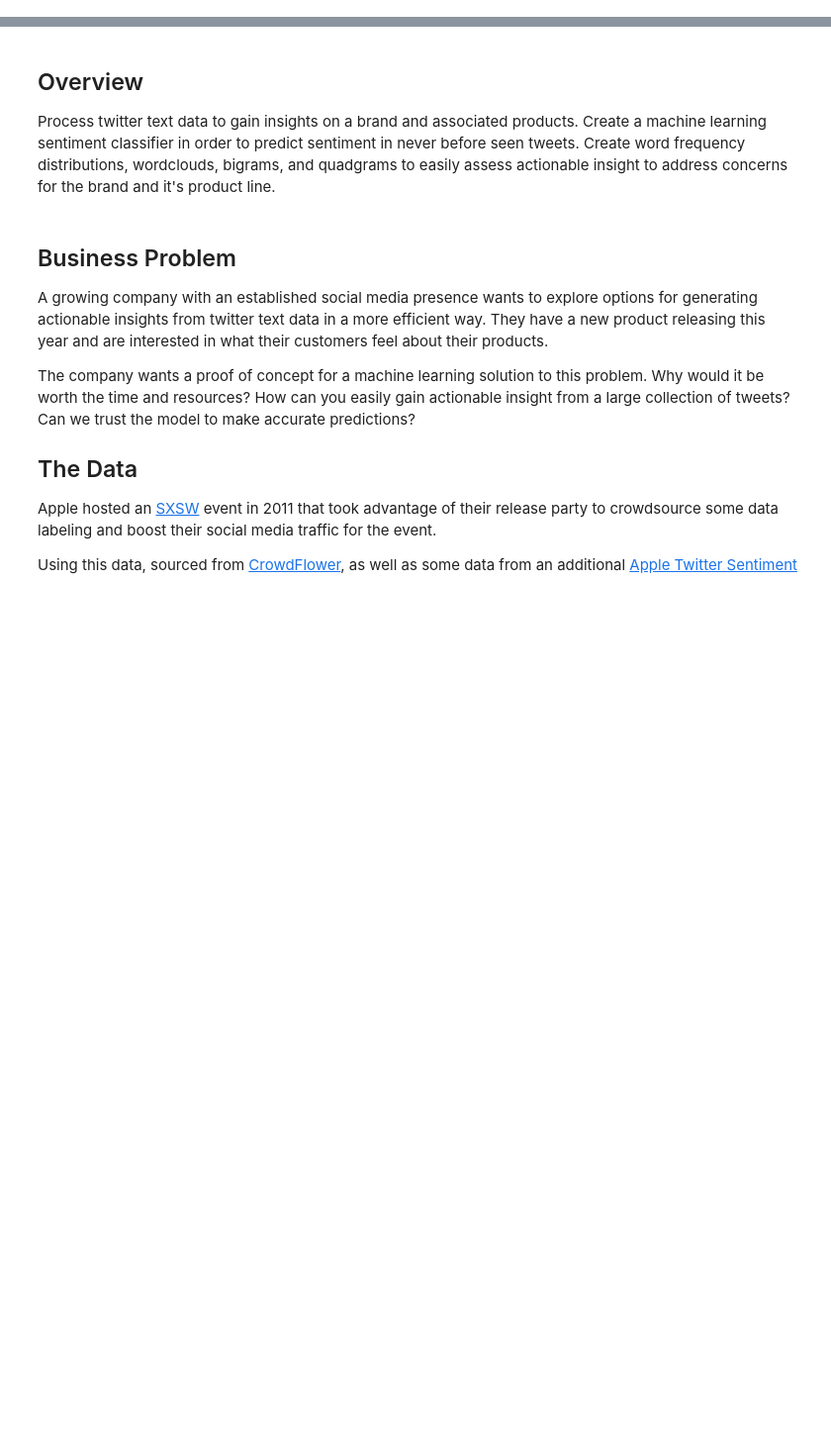
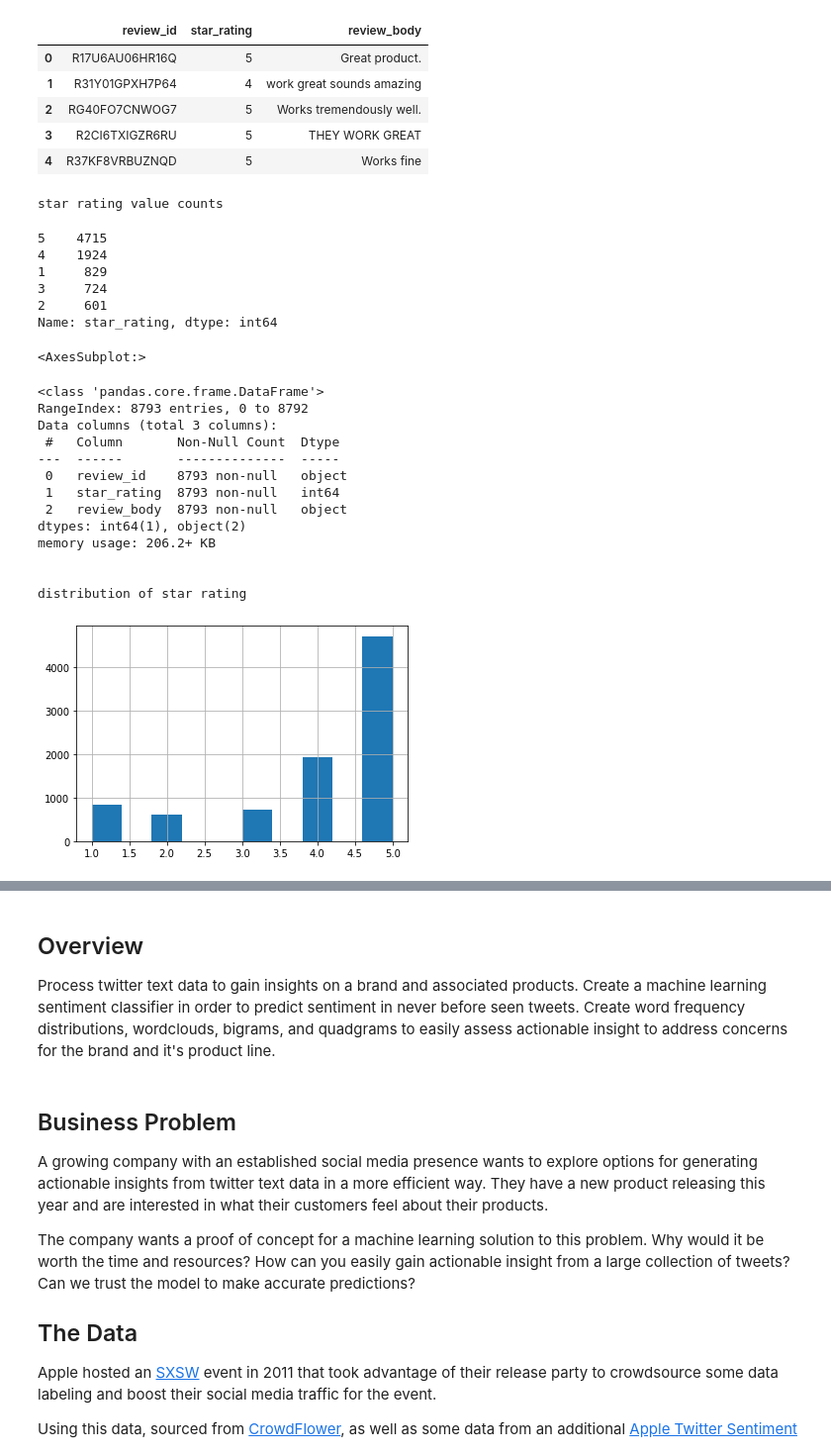
Before and after one commit to ddey117/ABSA_Project_4, a Jupyter notebook: Exploratory_Notebook.ipynb, the cells around one changed output, grey strips where cells are left out. Shown: that part at 99% size. Saved outputs shown, nothing was run; the diff lists cells and outputs as text; code cells hidden in the pictures; blank space fills up the shorter version.

Commit message:
add data and images and notebook

```diff
--- a/Exploratory_Notebook.ipynb
+++ b/Exploratory_Notebook.ipynb
@@ -25,0 +179,42 @@ fourgram_measures = nltk.collocations.QuadgramAssocMeasures()
+# %%
+#display important information about dataset
+#Almost 9000 reviews, mostly 4 or 5 stars.
+
+df = pd.read_csv("data/df_electronics_example.csv")
+display(df.head())
+print("\n")
+print('star rating value counts')
+display(df.star_rating.value_counts())
+display(df.star_rating.hist())
+df.info()
+print("\n")
+print("distribution of star rating")
+# %% [output]
+|  | review_id | star_rating | review_body |
+| 0 | R17U6AU06HR16Q | 5 | Great product. |
+| 1 | R31Y01GPXH7P64 | 4 | work great sounds amazing |
+| 2 | RG40FO7CNWOG7 | 5 | Works tremendously well. |
+| 3 | R2CI6TXIGZR6RU | 5 | THEY WORK GREAT |
+| 4 | R37KF8VRBUZNQD | 5 | Works fine |
+star rating value counts
+5    4715
+4    1924
+1     829
+3     724
+2     601
+Name: star_rating, dtype: int64
+<AxesSubplot:>
+<class 'pandas.core.frame.DataFrame'>
+RangeIndex: 8793 entries, 0 to 8792
+Data columns (total 3 columns):
+ #   Column       Non-Null Count  Dtype
+---  ------       --------------  -----
+ 0   review_id    8793 non-null   object
+ 1   star_rating  8793 non-null   int64
+ 2   review_body  8793 non-null   object
+dtypes: int64(1), object(2)
+memory usage: 206.2+ KB
+
+
+distribution of star rating
+[figure, added]
```
Also changed, not shown: parts of 182 cells of this notebook, 1 other file.
